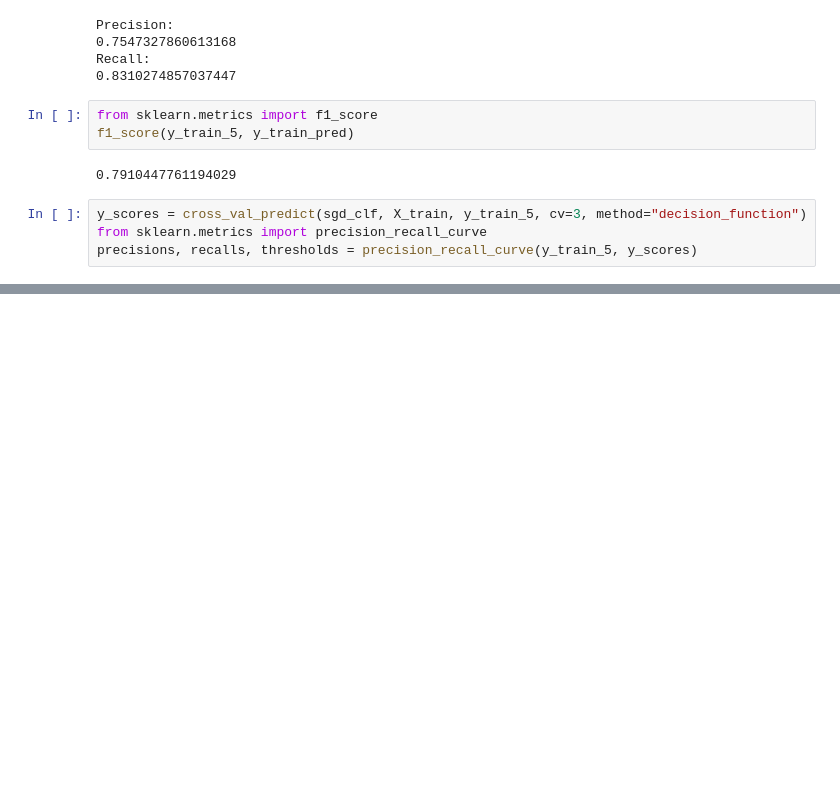
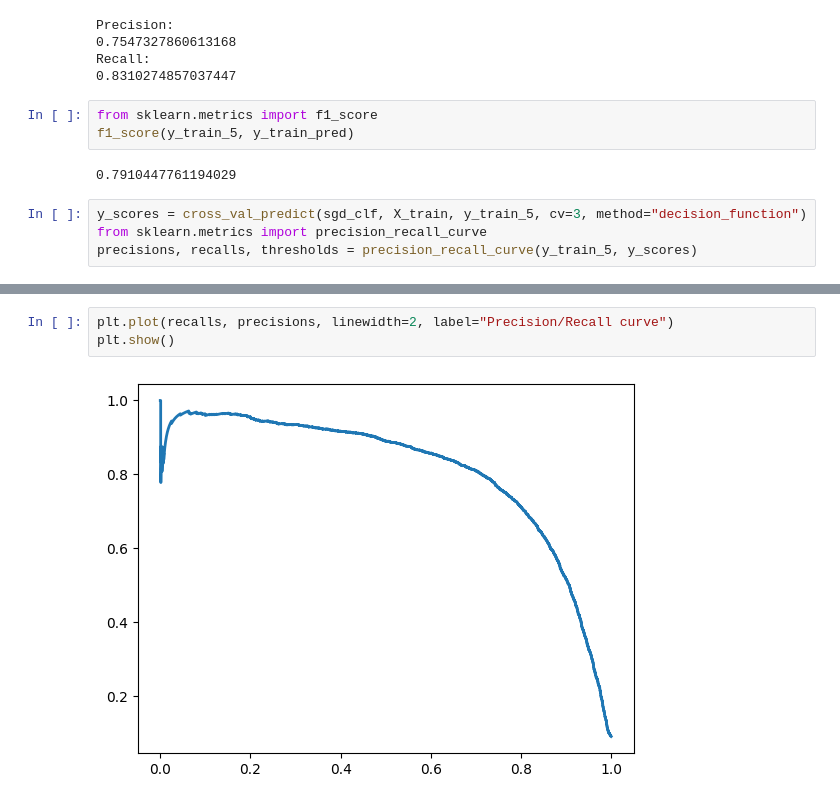
Before and after one commit to Hanifemam/hands-on, a Jupyter notebook: chap3/chap3.ipynb, the cells around one changed output, grey strips where cells are left out. Cells and saved outputs as stored; diff of their text form; blank space fills up the shorter version.

```diff
--- a/chap3/chap3.ipynb
+++ b/chap3/chap3.ipynb
@@ -131,0 +133,5 @@ plt.show()
+# %%
+plt.plot(recalls, precisions, linewidth=2, label="Precision/Recall curve")
+plt.show()
+# %% [output]
+[figure, added]
```
Also changed, not shown: parts of 1 cell of this notebook.
